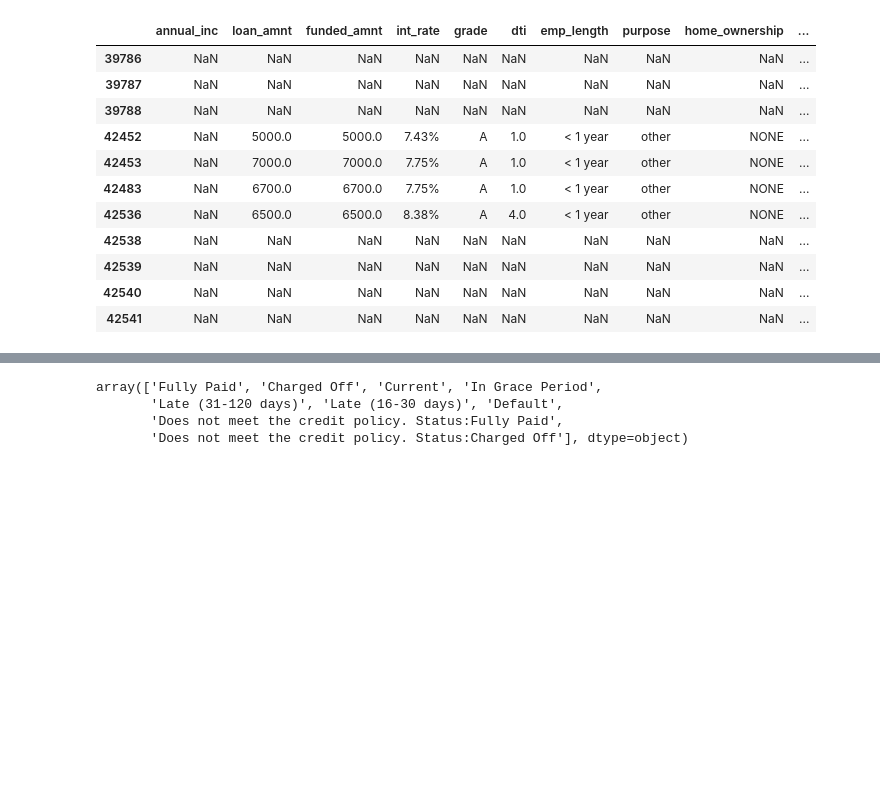
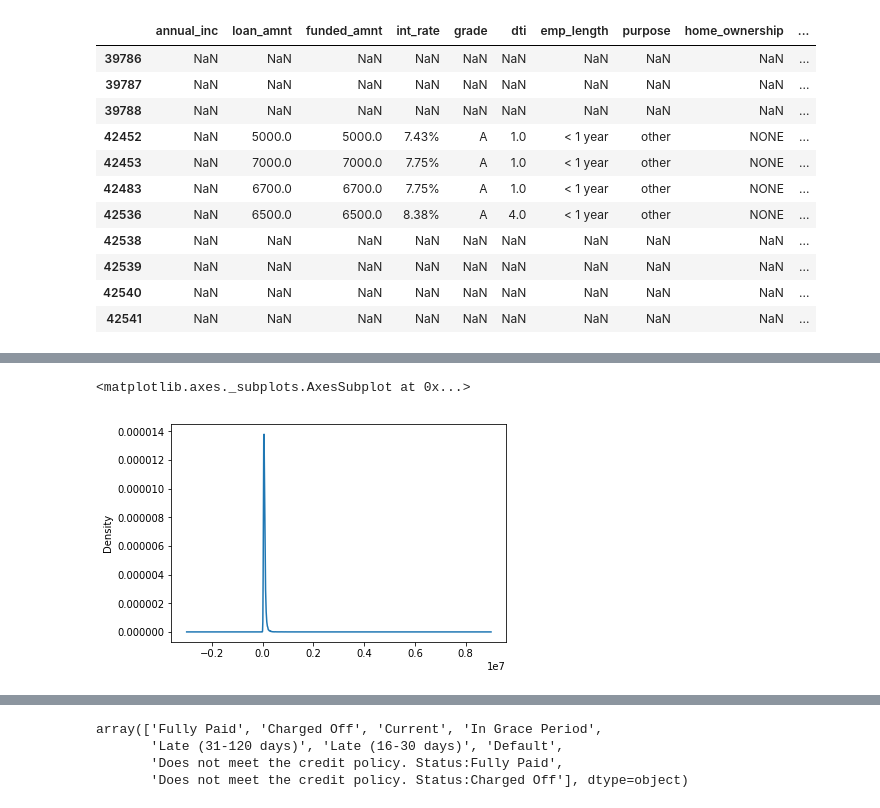
Before and after one commit to vkgpt11/Statistics-Probability-Using-Python, a Jupyter notebook: projects/Loan Approval based on applicant's profile.ipynb, the cells around one changed output, grey strips where cells are left out. Drawn from its saved outputs; the diff is of its cells as text; code cells hidden in the pictures; blank space fills up the shorter version.

```diff
--- a/projects/Loan Approval based on applicant's profile.ipynb
+++ b/projects/Loan Approval based on applicant's profile.ipynb
@@ -100,0 +134,5 @@ loan.shape
+# %%
+loan['annual_inc'].plot(kind='kde')
+# %% [output]
+<matplotlib.axes._subplots.AxesSubplot at 0x...>
+[figure, added]
```
Also changed, not shown: parts of 111 cells of this notebook, 4 other files.
